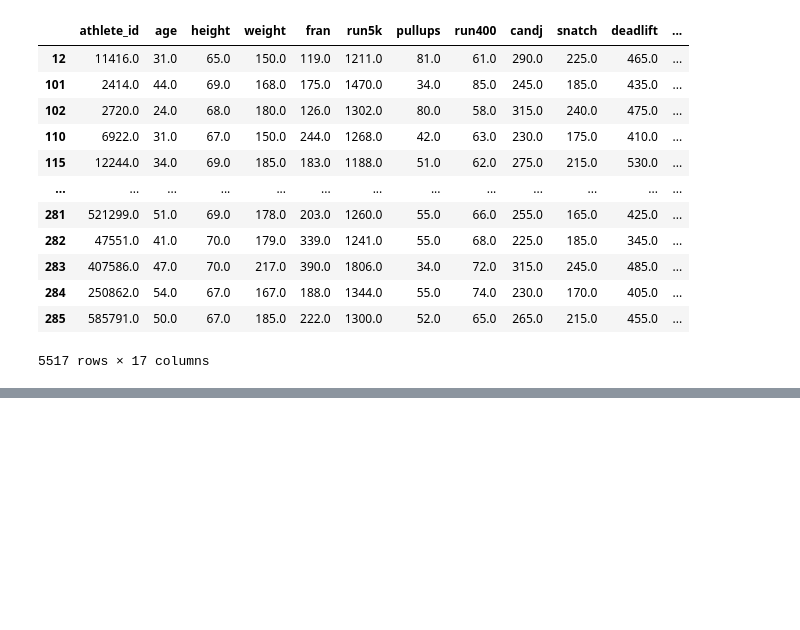
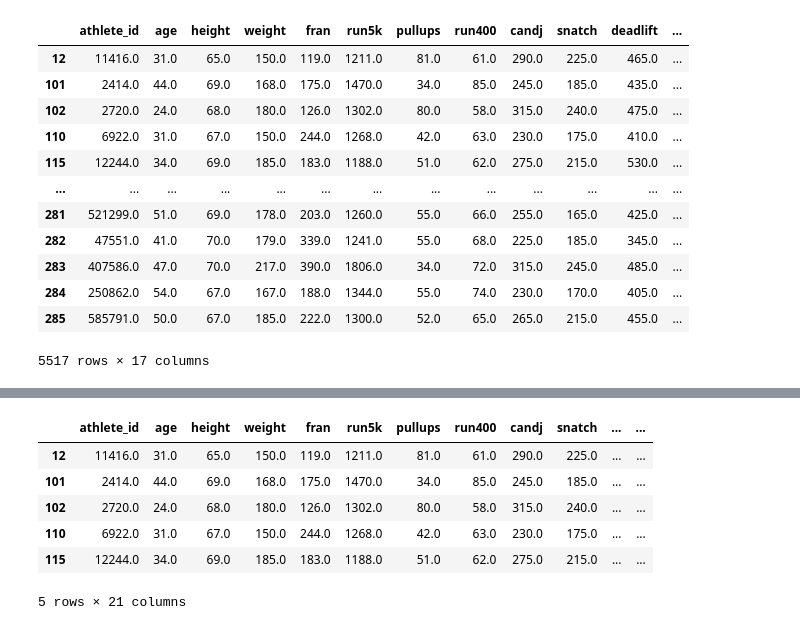
Before and after one commit to allisontao/crossfit-games-analysis, a Jupyter notebook: logistic_regression.ipynb, the cells around one changed output, grey strips where cells are left out. Saved outputs shown, nothing was run; the diff lists cells and outputs as text; code cells hidden in the pictures; blank space fills up the shorter version.

```diff
--- a/logistic_regression.ipynb
+++ b/logistic_regression.ipynb
@@ -144,0 +203,14 @@ df_men
+# %%
+# Now Concat the X DataFrame with the dummy variables
+X_m = pd.concat([X_m,dummies_men],axis=1)
+
+# Preview of Result
+X_m.head()
+# %% [output]
+|  | athlete_id | age | height | weight | fran | run5k | pullups | run400 | candj | snatch | ... | ... |
+| 12 | 11416.0 | 31.0 | 65.0 | 150.0 | 119.0 | 1211.0 | 81.0 | 61.0 | 290.0 | 225.0 | ... | ... |
+| 101 | 2414.0 | 44.0 | 69.0 | 168.0 | 175.0 | 1470.0 | 34.0 | 85.0 | 245.0 | 185.0 | ... | ... |
+| 102 | 2720.0 | 24.0 | 68.0 | 180.0 | 126.0 | 1302.0 | 80.0 | 58.0 | 315.0 | 240.0 | ... | ... |
+| 110 | 6922.0 | 31.0 | 67.0 | 150.0 | 244.0 | 1268.0 | 42.0 | 63.0 | 230.0 | 175.0 | ... | ... |
+| 115 | 12244.0 | 34.0 | 69.0 | 185.0 | 183.0 | 1188.0 | 51.0 | 62.0 | 275.0 | 215.0 | ... | ... |
+5 rows × 21 columns
```
Also changed, not shown: parts of 4 cells of this notebook.
